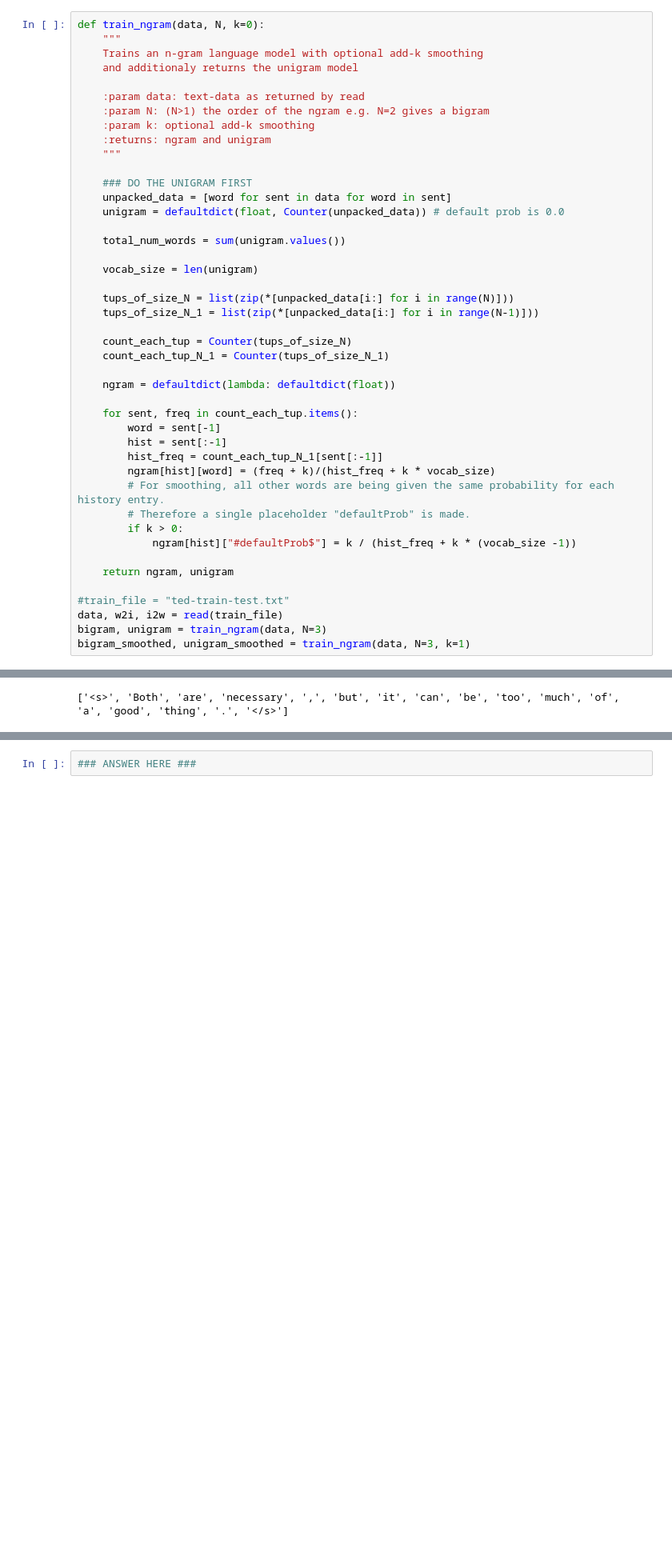
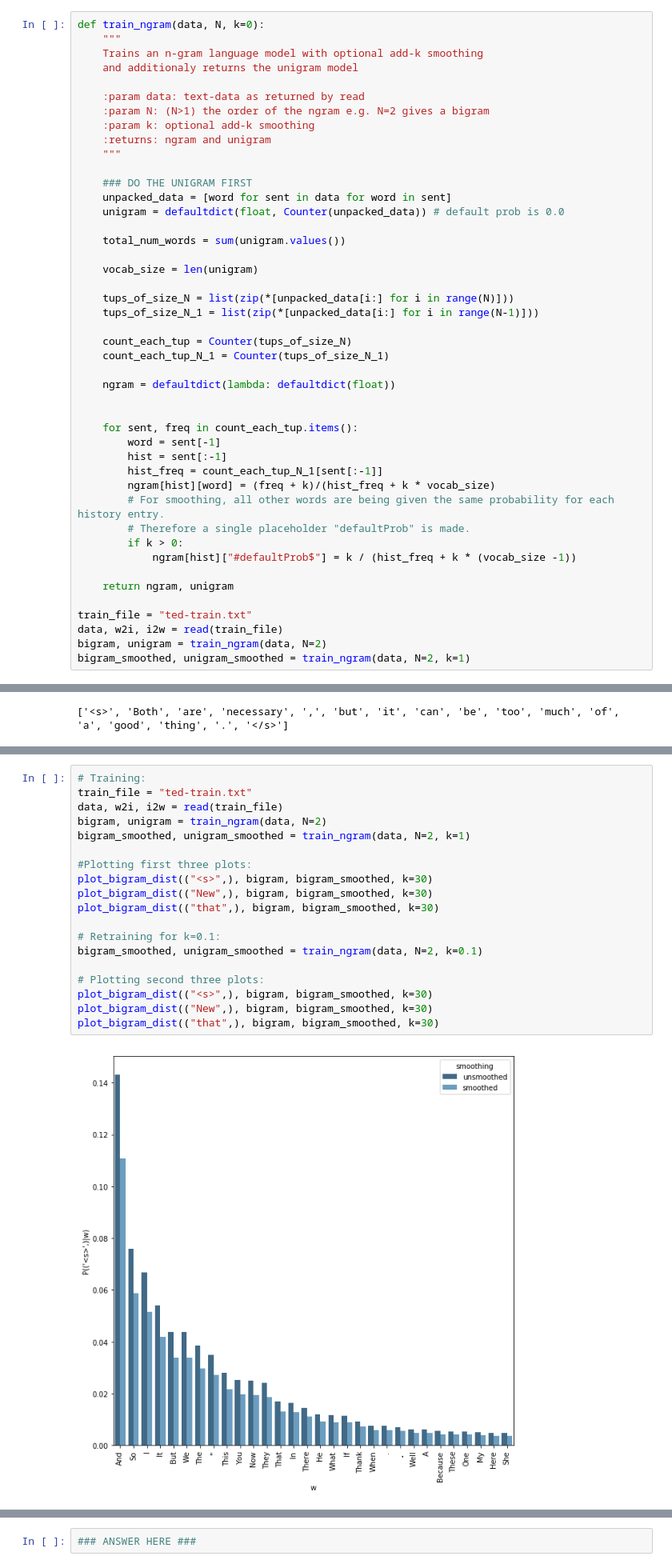
Before and after one commit to jorism1993/NLP-labs, a Jupyter notebook: lab1.ipynb, the cells around one changed output, grey strips where cells are left out. Shown at 80% size. Drawn from its saved outputs; the diff is of its cells as text; blank space fills up the shorter version.

```diff
--- a/lab1.ipynb
+++ b/lab1.ipynb
@@ -417,6 +408,7 @@ def train_ngram(data, N, k=0):
 
     ngram = defaultdict(lambda: defaultdict(float))
 
+
     for sent, freq in count_each_tup.items():
         word = sent[-1]
         hist = sent[:-1]
@@ -429,10 +421,10 @@ def train_ngram(data, N, k=0):
 
     return ngram, unigram
 
-#train_file = "ted-train-test.txt"
+train_file = "ted-train.txt"
 data, w2i, i2w = read(train_file)
-bigram, unigram = train_ngram(data, N=3)
-bigram_smoothed, unigram_smoothed = train_ngram(data, N=3, k=1)
+bigram, unigram = train_ngram(data, N=2)
+bigram_smoothed, unigram_smoothed = train_ngram(data, N=2, k=1)
 # %%
 print(data[2])
 # %% [output]
@@ -680,0 +659,21 @@ YOUR ANSWERS HERE
+# %%
+# Training:
+train_file = "ted-train.txt"
+data, w2i, i2w = read(train_file)
+bigram, unigram = train_ngram(data, N=2)
+bigram_smoothed, unigram_smoothed = train_ngram(data, N=2, k=1)
+
+#Plotting first three plots:
+plot_bigram_dist(("<s>",), bigram, bigram_smoothed, k=30)
+plot_bigram_dist(("New",), bigram, bigram_smoothed, k=30)
+plot_bigram_dist(("that",), bigram, bigram_smoothed, k=30)
+
+# Retraining for k=0.1:
+bigram_smoothed, unigram_smoothed = train_ngram(data, N=2, k=0.1)
+
+# Plotting second three plots:
+plot_bigram_dist(("<s>",), bigram, bigram_smoothed, k=30)
+plot_bigram_dist(("New",), bigram, bigram_smoothed, k=30)
+plot_bigram_dist(("that",), bigram, bigram_smoothed, k=30)
+# %% [output]
+[figure, added]
```
Also changed, not shown: parts of 18 cells of this notebook.
